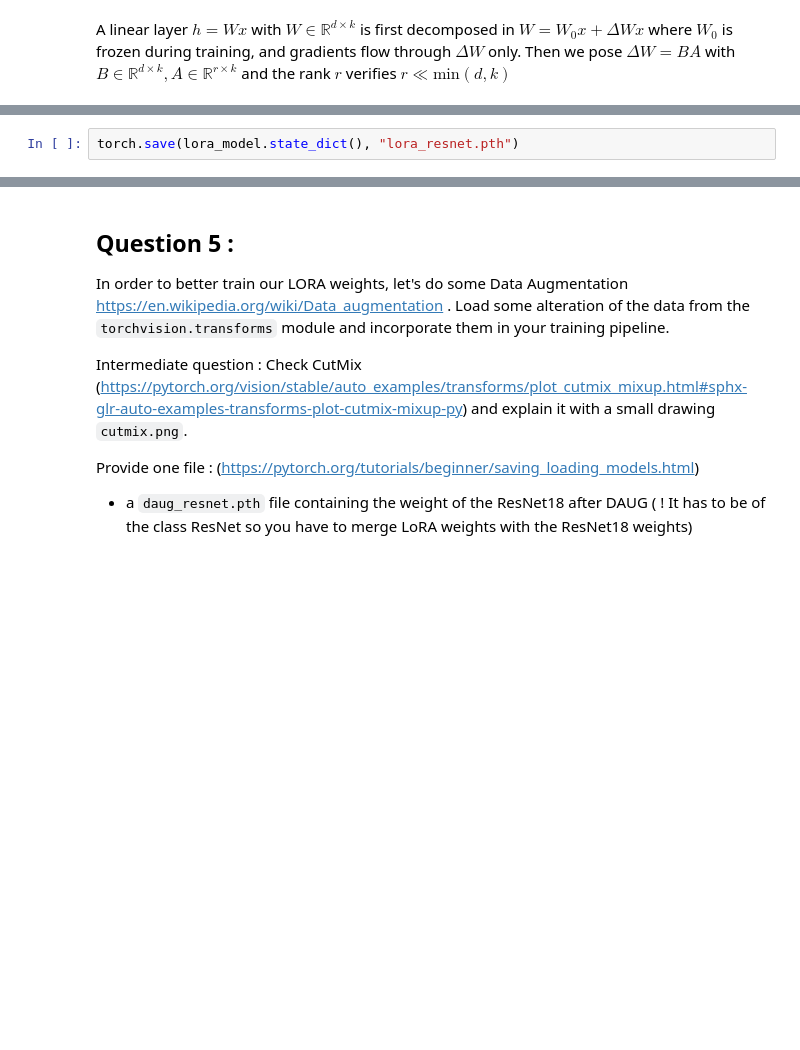
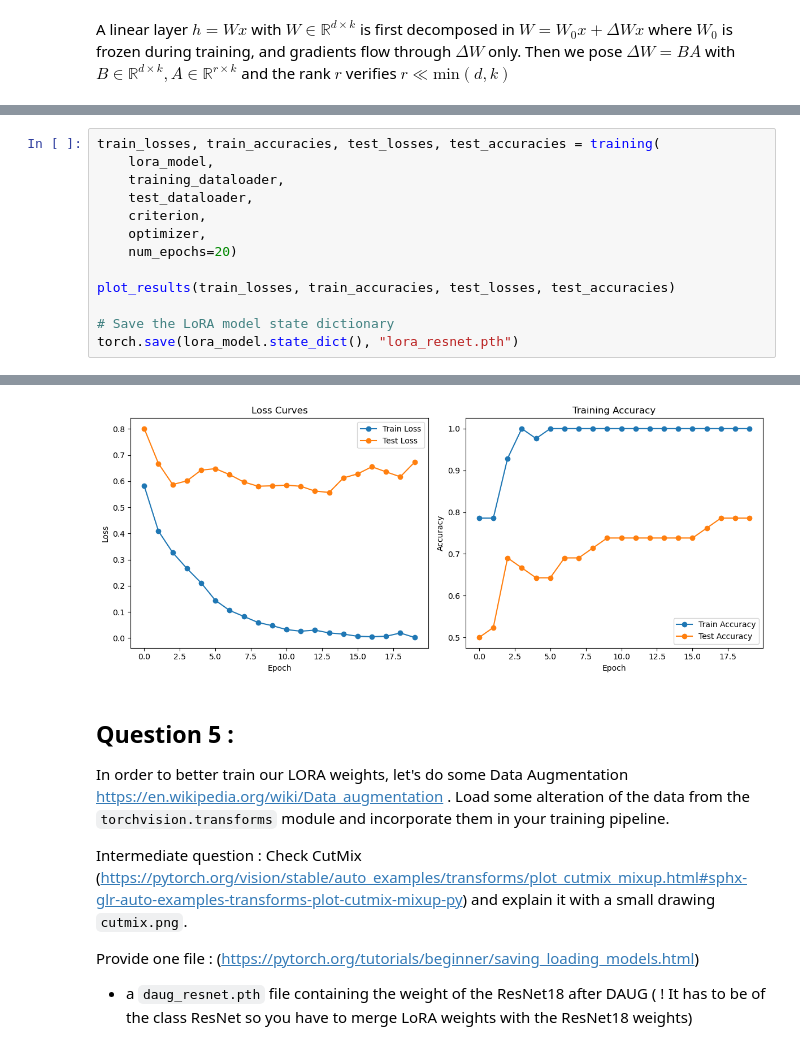
Before and after one commit to Theo92100/DLIP-4, a Jupyter notebook: TP4_Ben.ipynb, the cells around one changed output, grey strips where cells are left out. Saved outputs shown, nothing was run; the diff lists cells and outputs as text; blank space fills up the shorter version.

```diff
--- a/TP4_Ben.ipynb
+++ b/TP4_Ben.ipynb
@@ -584,2 +400,14 @@ Epoch 20/20, Training Loss: 0.0036, Training accuracy: 1.0000, Test Loss: 1.4101
-# %%
-torch.save(lora_model.state_dict(), "lora_resnet.pth")
+# %%
+train_losses, train_accuracies, test_losses, test_accuracies = training(
+    lora_model,
+    training_dataloader,
+    test_dataloader,
+    criterion,
+    optimizer,
+    num_epochs=20)
+
+plot_results(train_losses, train_accuracies, test_losses, test_accuracies)
+
+# Save the LoRA model state dictionary
+torch.save(lora_model.state_dict(), "lora_resnet.pth")
+# %% [output]
@@ -586,3 +434,4 @@ torch.save(lora_model.state_dict(), "lora_resnet.pth")
+[figure, added]
 # %% [markdown]
 ## Question 5 :
 In order to better train our LORA weights, let's do some Data Augmentation https://en.wikipedia.org/wiki/Data_augmentation . Load some alteration of the data from the `torchvision.transforms` module and incorporate them in your training pipeline.
```
Also changed, not shown: parts of 17 cells of this notebook, 4 other files.
